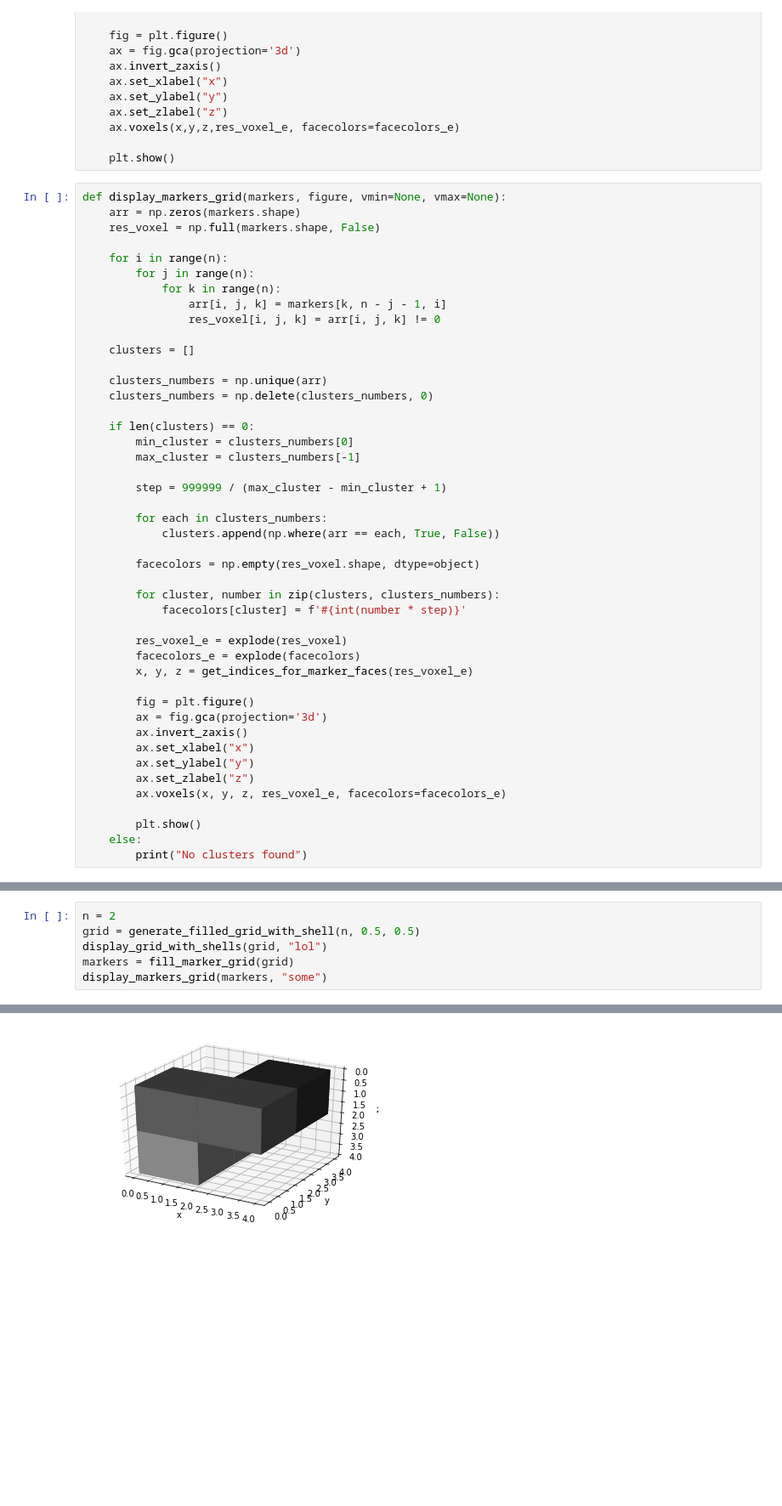
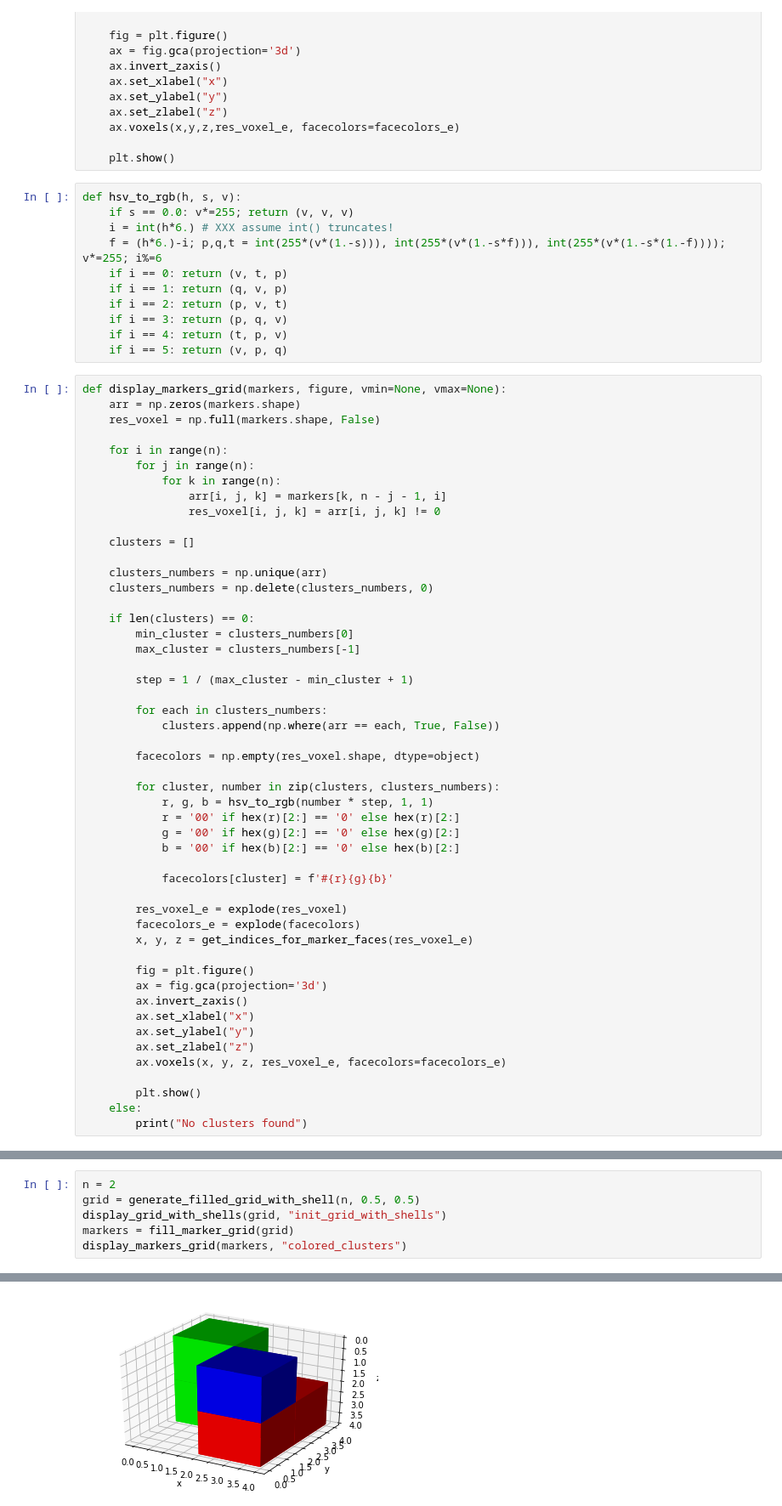
Before and after one commit to mrmrmr7/articles, a Jupyter notebook: percolation_sum2020/notebooks/new/net_3d.ipynb, the cells around one changed output, grey strips where cells are left out. Shown at 85% size. Cells and saved outputs as stored; diff of their text form; blank space fills up the shorter version.

Commit message:
update color scheme to avoit repeation of colors

```diff
--- a/percolation_sum2020/notebooks/new/net_3d.ipynb
+++ b/percolation_sum2020/notebooks/new/net_3d.ipynb
@@ -281,6 +281,17 @@ def display_grid_with_shells(raw_arr, figure, vmin=None, vmax=None):
     ax.voxels(x,y,z,res_voxel_e, facecolors=facecolors_e)
 
     plt.show()
+# %%
+def hsv_to_rgb(h, s, v):
+    if s == 0.0: v*=255; return (v, v, v)
+    i = int(h*6.) # XXX assume int() truncates!
+    f = (h*6.)-i; p,q,t = int(255*(v*(1.-s))), int(255*(v*(1.-s*f))), int(255*(v*(1.-s*(1.-f)))); v*=255; i%=6
+    if i == 0: return (v, t, p)
+    if i == 1: return (q, v, p)
+    if i == 2: return (p, v, t)
+    if i == 3: return (p, q, v)
+    if i == 4: return (t, p, v)
+    if i == 5: return (v, p, q)
 # %%
 def display_markers_grid(markers, figure, vmin=None, vmax=None):
     arr = np.zeros(markers.shape)
@@ -301,7 +312,7 @@ def display_markers_grid(markers, figure, vmin=None, vmax=None):
         min_cluster = clusters_numbers[0]
         max_cluster = clusters_numbers[-1]
 
-        step = 999999 / (max_cluster - min_cluster + 1)
+        step = 1 / (max_cluster - min_cluster + 1)
 
         for each in clusters_numbers:
             clusters.append(np.where(arr == each, True, False))
@@ -309,7 +320,12 @@ def display_markers_grid(markers, figure, vmin=None, vmax=None):
         facecolors = np.empty(res_voxel.shape, dtype=object)
 
         for cluster, number in zip(clusters, clusters_numbers):
-            facecolors[cluster] = f'#{int(number * step)}'
+            r, g, b = hsv_to_rgb(number * step, 1, 1)
+            r = '00' if hex(r)[2:] == '0' else hex(r)[2:]
+            g = '00' if hex(g)[2:] == '0' else hex(g)[2:]
+            b = '00' if hex(b)[2:] == '0' else hex(b)[2:]
+
+            facecolors[cluster] = f'#{r}{g}{b}'
 
         res_voxel_e = explode(res_voxel)
         facecolors_e = explode(facecolors)
@@ -372,7 +345,7 @@ def display_cluster_markers_dump(raw_markers, figure):
 # %%
 n = 2
 grid = generate_filled_grid_with_shell(n, 0.5, 0.5)
-display_grid_with_shells(grid, "lol")
+display_grid_with_shells(grid, "init_grid_with_shells")
 markers = fill_marker_grid(grid)
-display_markers_grid(markers, "some")
+display_markers_grid(markers, "colored_clusters")
 # %% [output]
@@ -380 +353 @@ display_markers_grid(markers, "some")
-[figure, old version]
+[figure, new version]
```
Also changed, not shown: parts of 2 cells of this notebook.
